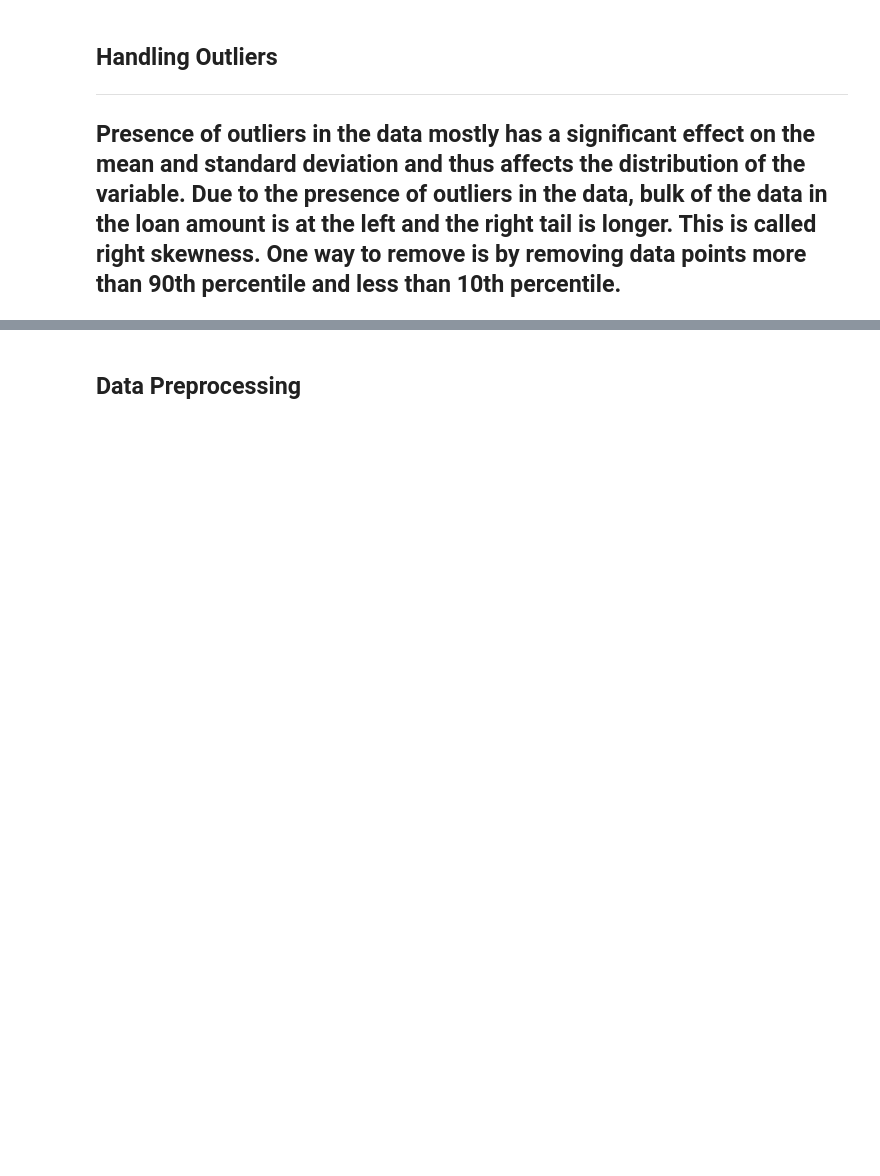
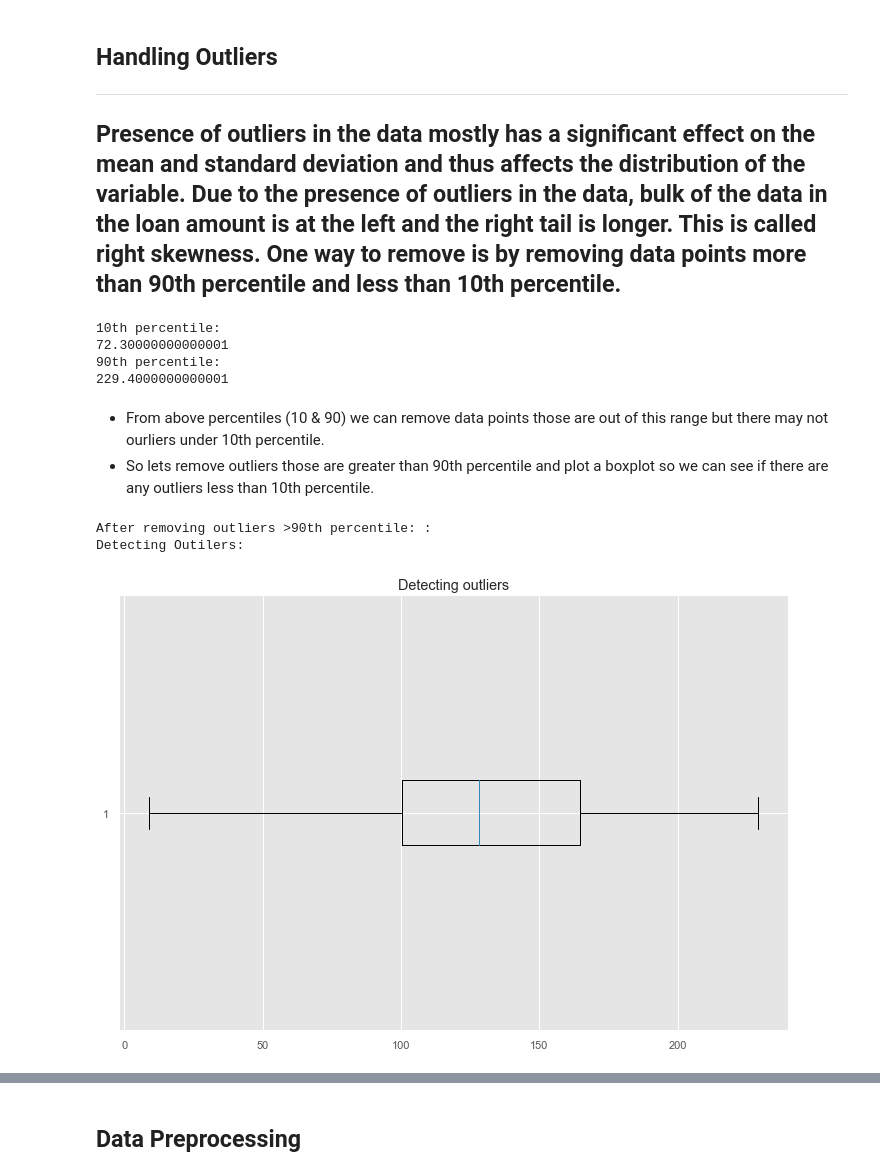
Before and after one commit to karan842/finohub, a Jupyter notebook: Loan-status-prediction.ipynb, the cells around one changed output, grey strips where cells are left out. Drawn from its saved outputs; the diff is of its cells as text; code cells hidden in the pictures; blank space fills up the shorter version.

```diff
--- a/Loan-status-prediction.ipynb
+++ b/Loan-status-prediction.ipynb
@@ -878,4 +878,33 @@ dtype: int64
 Presence of outliers in the data mostly has a significant effect on the mean and standard deviation and thus affects the distribution of the variable.
 Due to the presence of outliers in the data, bulk of the data in the loan amount is at the left and the right tail is longer. This is called right skewness. One way to remove is by removing data points more than 90th percentile and less than 10th percentile.
 ---
+# %%
+print("10th percentile: ")
+print(data['LoanAmount'].quantile(0.10))
+print("90th percentile: ")
+print(data['LoanAmount'].quantile(0.90))
+# %% [output]
+10th percentile:
+72.30000000000001
+90th percentile:
+229.4000000000001
+# %% [markdown]
+- From above percentiles (10 & 90) we can remove data points those are out of this range but there may not ourliers under 10th percentile.
+- So lets remove outliers those are greater than 90th percentile and plot a boxplot so we can see if there are any outliers less than 10th percentile.
+# %%
+data['LoanAmount'] = np.where(data['LoanAmount']>229.0, 229.0, data['LoanAmount'])
+
+def box_plot(df):
+    print("Detecting Outilers:\n ")
+    plt.figure(figsize=(12,8))
+    plt.boxplot(df, vert=False)
+    plt.title("Detecting outliers")
+    plt.show()
+
+print("After removing outliers >90th percentile: :")
+box_plot(data['LoanAmount'])
+# %% [output]
+After removing outliers >90th percentile: :
+Detecting Outilers:
+[figure, added]
 # %%
```
Also changed, not shown: parts of 13 cells of this notebook, 5 other files.
